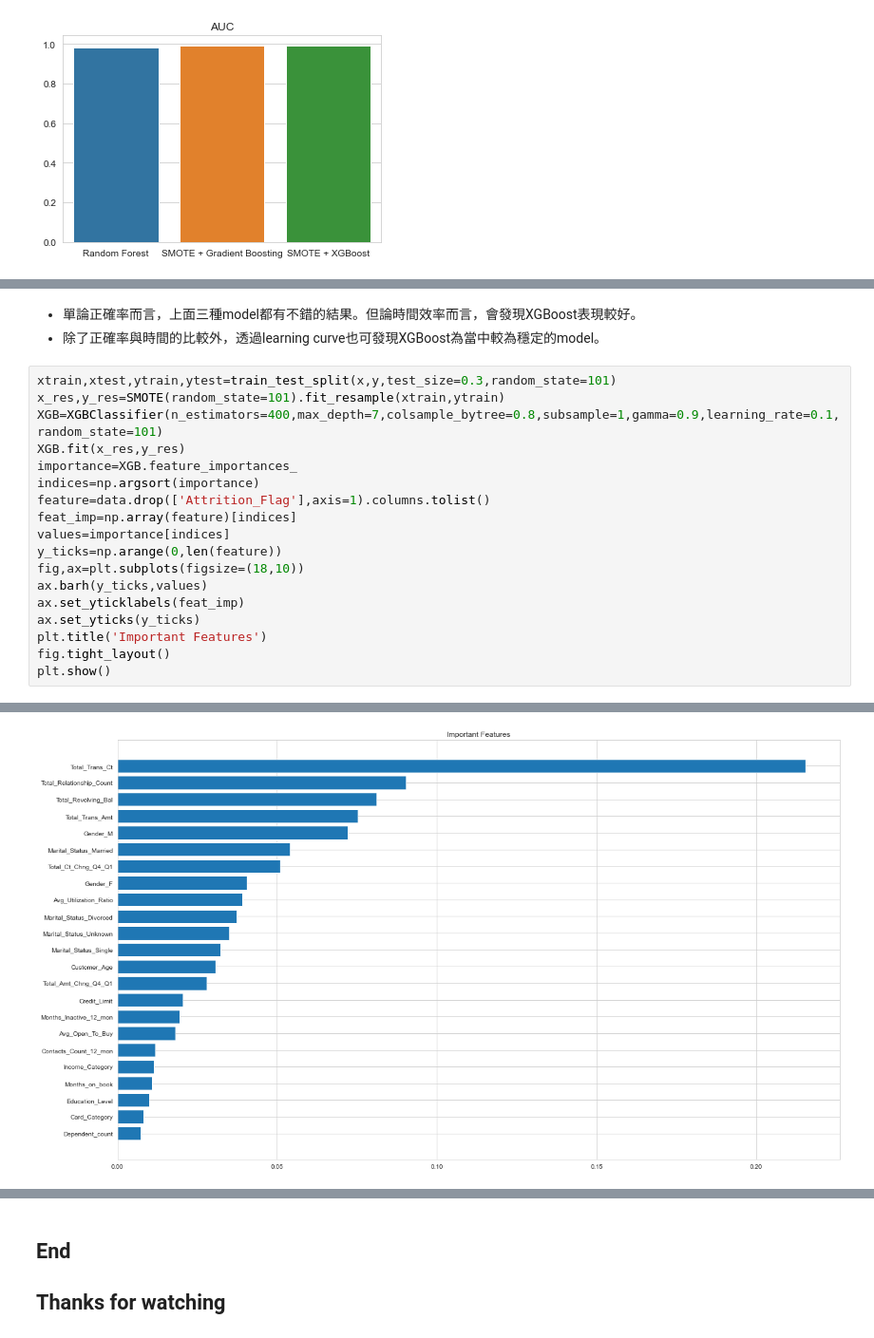
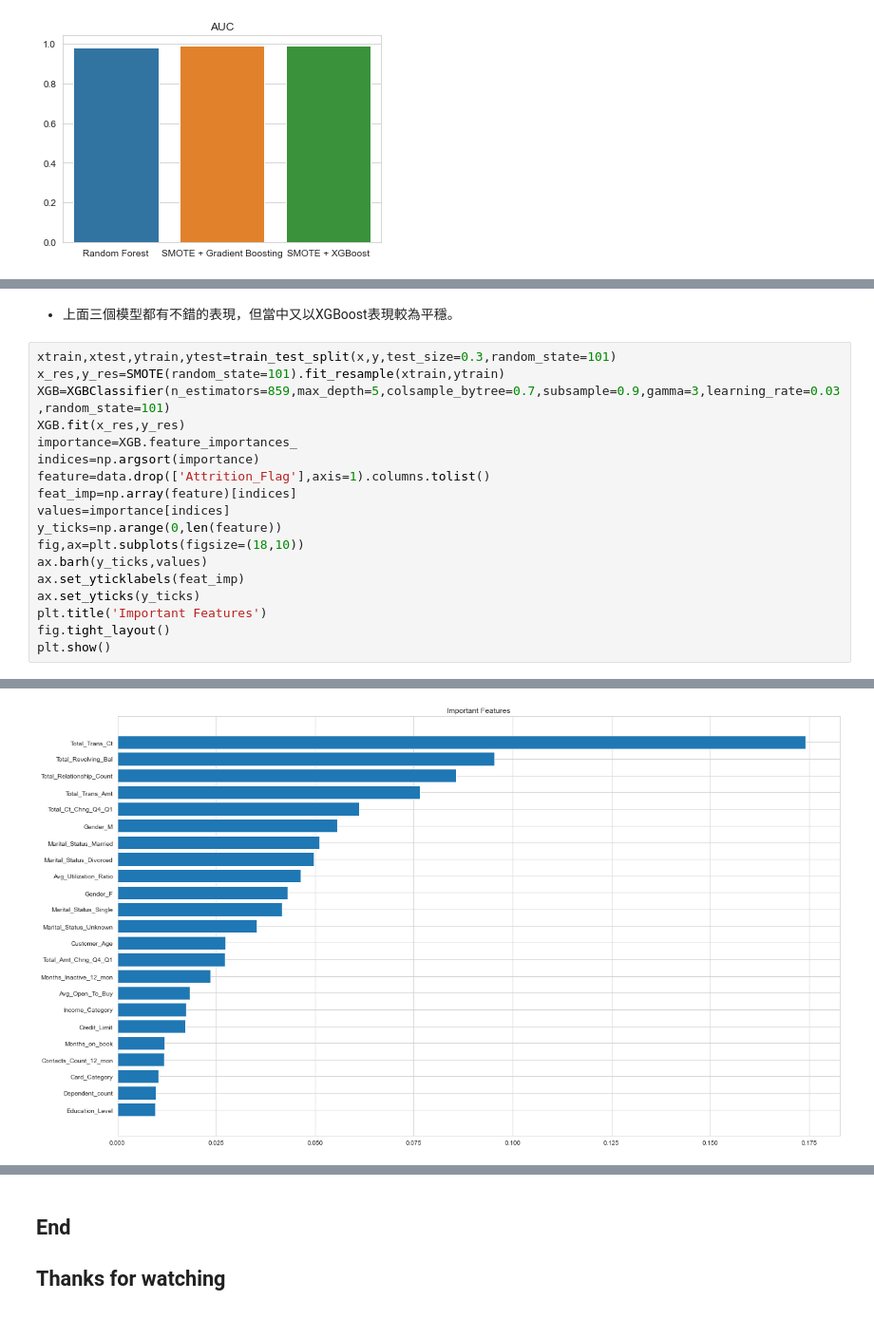
Before and after one commit to jason272727/Side-Project, a Jupyter notebook: Project2.ipynb, the cells around one changed output, grey strips where cells are left out. Shown at 95% size. Cells and saved outputs as stored; diff of their text form.

```diff
--- a/Project2.ipynb
+++ b/Project2.ipynb
@@ -756,10 +758,9 @@ plt.show()
-# %% [markdown]
-* 單論正確率而言，上面三種model都有不錯的結果。但論時間效率而言，會發現XGBoost表現較好。
-* 除了正確率與時間的比較外，透過learning curve也可發現XGBoost為當中較為穩定的model。
+# %% [markdown]
+* 上面三個模型都有不錯的表現，但當中又以XGBoost表現較為平穩。
 # %%
 xtrain,xtest,ytrain,ytest=train_test_split(x,y,test_size=0.3,random_state=101)
 x_res,y_res=SMOTE(random_state=101).fit_resample(xtrain,ytrain)
-XGB=XGBClassifier(n_estimators=400,max_depth=7,colsample_bytree=0.8,subsample=1,gamma=0.9,learning_rate=0.1,random_state=101)
+XGB=XGBClassifier(n_estimators=859,max_depth=5,colsample_bytree=0.7,subsample=0.9,gamma=3,learning_rate=0.03,random_state=101)
 XGB.fit(x_res,y_res)
 importance=XGB.feature_importances_
 indices=np.argsort(importance)
@@ -779,3 +780,3 @@ plt.show()
-[figure, old version]
+[figure, new version]
 # %% [markdown]
 * 由於XGBoost為三者之中，表現較為穩定的model，因此可以藉由feature importance的功能來找出當中較為重要的特徵。此功能不僅可做為特徵工程中，資料降維的一種方法，亦可以提升整題模型表現。
```
Also changed, not shown: parts of 12 cells of this notebook.
